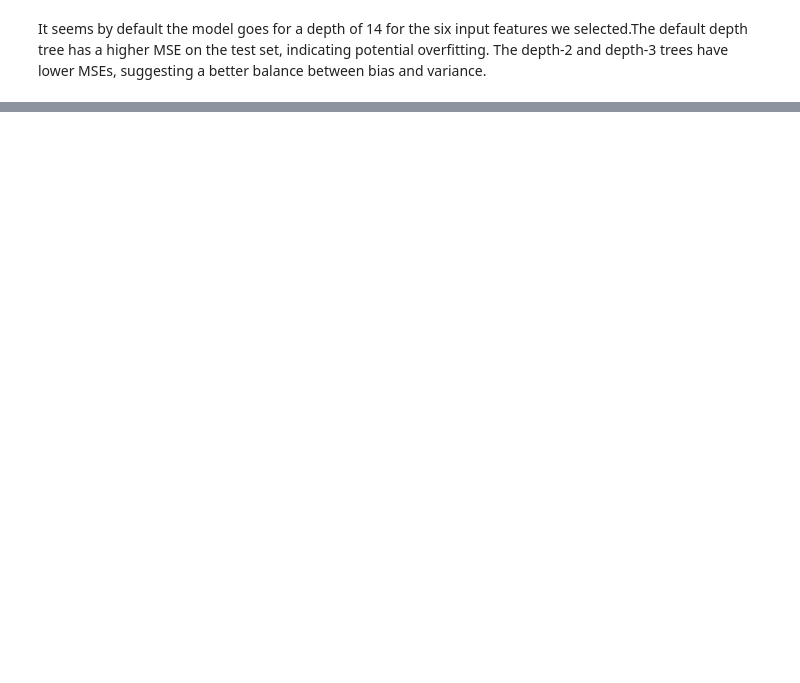
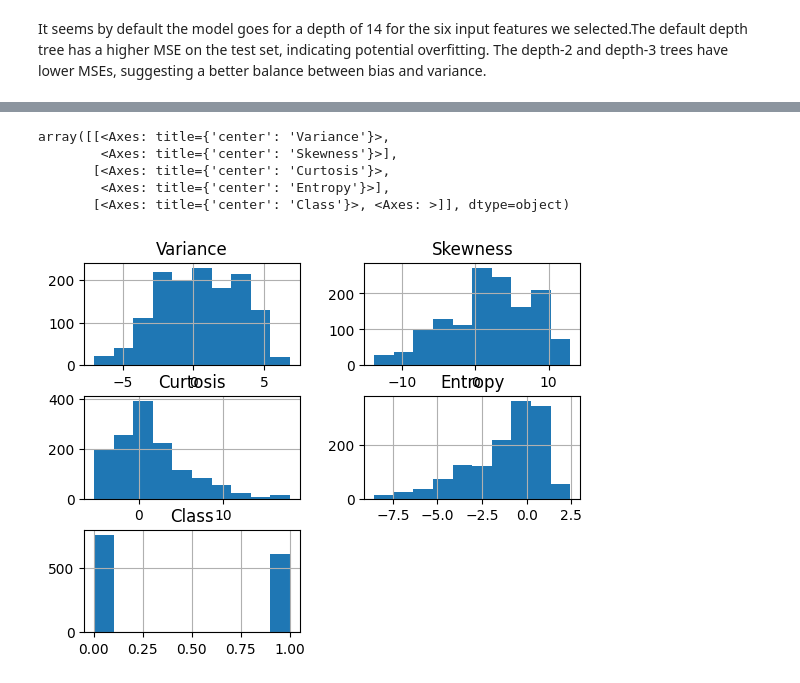
Before and after one commit to hoethan231/courses, a Jupyter notebook: CMPE_188/homework/homework4.ipynb, the cells around one changed output, grey strips where cells are left out. Saved outputs shown, nothing was run; the diff lists cells and outputs as text; code cells hidden in the pictures; blank space fills up the shorter version.

```diff
--- a/CMPE_188/homework/homework4.ipynb
+++ b/CMPE_188/homework/homework4.ipynb
@@ -153,2 +153,5 @@ MSE:  0.36057770989690124
 # %% [markdown]
 It seems by default the model goes for a depth of 14 for the six input features we selected.The default depth tree has a higher MSE on the test set, indicating potential overfitting. The depth-2 and depth-3 trees have lower MSEs, suggesting a better balance between bias and variance.
+# %%
+banknoteData = pd.read_csv("C:/Users/Admin/OneDrive/Desktop/Vs/School/CMPE_188/data/bill_authentication.csv")
+banknoteData.head()
@@ -154,0 +177,9 @@ It seems by default the model goes for a depth of 14 for the six input features
+# %%
+banknoteData.hist()
+# %% [output]
+array([[<Axes: title={'center': 'Variance'}>,
+        <Axes: title={'center': 'Skewness'}>],
+       [<Axes: title={'center': 'Curtosis'}>,
+        <Axes: title={'center': 'Entropy'}>],
+       [<Axes: title={'center': 'Class'}>, <Axes: >]], dtype=object)
+[figure, added]
```
Also changed, not shown: parts of 11 cells of this notebook, 1 other file.
